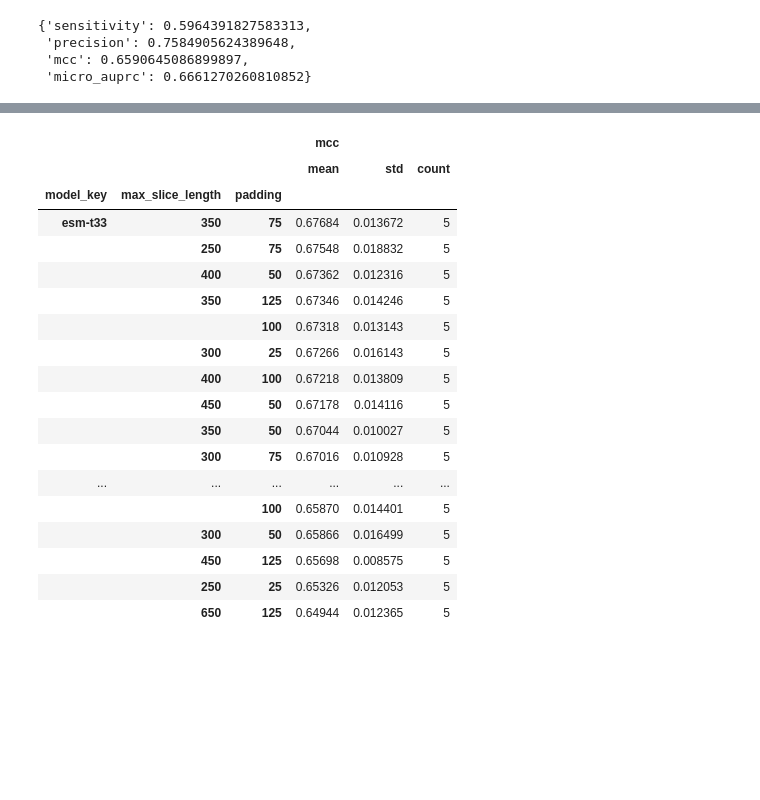
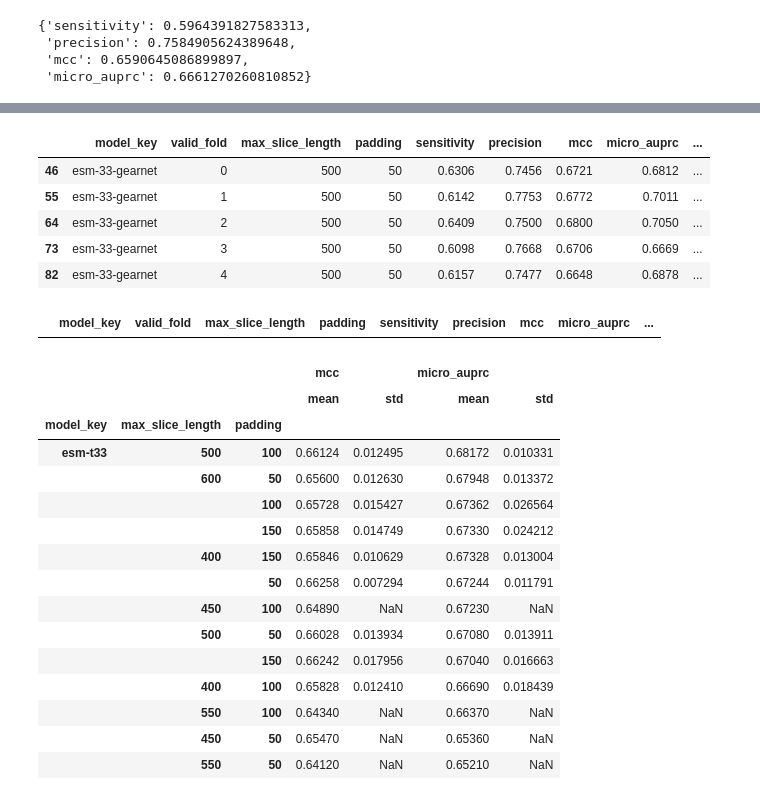
Before and after one commit to dlwocks31/MultiviewATPBind, a Jupyter notebook: test.ipynb, the cells around one changed output, grey strips where cells are left out. Drawn from its saved outputs; the diff is of its cells as text; code cells hidden in the pictures; blank space fills up the shorter version.

```diff
--- a/test.ipynb
+++ b/test.ipynb
@@ -296,22 +378,32 @@ df.query('model_key == "esm-33-gearnet"').groupby(['model_key', 'max_slice_lengt
+# %%
+df.query('model_key == "esm-33-gearnet" and max_slice_length == 500 and padding == 50')
+# %% [output]
+|  | model_key | valid_fold | max_slice_length | padding | sensitivity | precision | mcc | micro_auprc | ... |
+| 46 | esm-33-gearnet | 0 | 500 | 50 | 0.6306 | 0.7456 | 0.6721 | 0.6812 | ... |
+| 55 | esm-33-gearnet | 1 | 500 | 50 | 0.6142 | 0.7753 | 0.6772 | 0.7011 | ... |
+| 64 | esm-33-gearnet | 2 | 500 | 50 | 0.6409 | 0.7500 | 0.6800 | 0.7050 | ... |
+| 73 | esm-33-gearnet | 3 | 500 | 50 | 0.6098 | 0.7668 | 0.6706 | 0.6669 | ... |
+| 82 | esm-33-gearnet | 4 | 500 | 50 | 0.6157 | 0.7477 | 0.6648 | 0.6878 | ... |
+# %%
+df.query('max_slice_length == 450')
+# %% [output]
+|  | model_key | valid_fold | max_slice_length | padding | sensitivity | precision | mcc | micro_auprc | ... |
 # %%
-df.query('model_key == "esm-t33"').groupby(['model_key', 'max_slice_length', 'padding']).agg({'mcc': ['mean', 'std', 'count']}).sort_values(('mcc', 'mean'), ascending=False)
+df.query('model_key == "esm-t33"').groupby(['model_key', 'max_slice_length', 'padding']).agg({'mcc': ['mean', 'std'], 'micro_auprc': ['mean', 'std']}).sort_values(('micro_auprc', 'mean'), ascending=False)
 # %% [output]
-|  |  |  | mcc |  |  |
-|  |  |  | mean | std | count |
-| model_key | max_slice_length | padding |  |  |  |
-| esm-t33 | 350 | 75 | 0.67684 | 0.013672 | 5 |
-|  | 250 | 75 | 0.67548 | 0.018832 | 5 |
-|  | 400 | 50 | 0.67362 | 0.012316 | 5 |
-|  | 350 | 125 | 0.67346 | 0.014246 | 5 |
-|  |  | 100 | 0.67318 | 0.013143 | 5 |
-|  | 300 | 25 | 0.67266 | 0.016143 | 5 |
-|  | 400 | 100 | 0.67218 | 0.013809 | 5 |
-|  | 450 | 50 | 0.67178 | 0.014116 | 5 |
-|  | 350 | 50 | 0.67044 | 0.010027 | 5 |
-|  | 300 | 75 | 0.67016 | 0.010928 | 5 |
-| ... | ... | ... | ... | ... | ... |
-|  |  | 100 | 0.65870 | 0.014401 | 5 |
-|  | 300 | 50 | 0.65866 | 0.016499 | 5 |
-|  | 450 | 125 | 0.65698 | 0.008575 | 5 |
-|  | 250 | 25 | 0.65326 | 0.012053 | 5 |
-|  | 650 | 125 | 0.64944 | 0.012365 | 5 |
+|  |  |  | mcc |  | micro_auprc |  |
+|  |  |  | mean | std | mean | std |
+| model_key | max_slice_length | padding |  |  |  |  |
+| esm-t33 | 500 | 100 | 0.66124 | 0.012495 | 0.68172 | 0.010331 |
+|  | 600 | 50 | 0.65600 | 0.012630 | 0.67948 | 0.013372 |
+|  |  | 100 | 0.65728 | 0.015427 | 0.67362 | 0.026564 |
+|  |  | 150 | 0.65858 | 0.014749 | 0.67330 | 0.024212 |
+|  | 400 | 150 | 0.65846 | 0.010629 | 0.67328 | 0.013004 |
+|  |  | 50 | 0.66258 | 0.007294 | 0.67244 | 0.011791 |
+|  | 450 | 100 | 0.64890 | NaN | 0.67230 | NaN |
+|  | 500 | 50 | 0.66028 | 0.013934 | 0.67080 | 0.013911 |
+|  |  | 150 | 0.66242 | 0.017956 | 0.67040 | 0.016663 |
+|  | 400 | 100 | 0.65828 | 0.012410 | 0.66690 | 0.018439 |
+|  | 550 | 100 | 0.64340 | NaN | 0.66370 | NaN |
+|  | 450 | 50 | 0.65470 | NaN | 0.65360 | NaN |
+|  | 550 | 50 | 0.64120 | NaN | 0.65210 | NaN |
```
Also changed, not shown: parts of 13 cells of this notebook, 3 other files.
